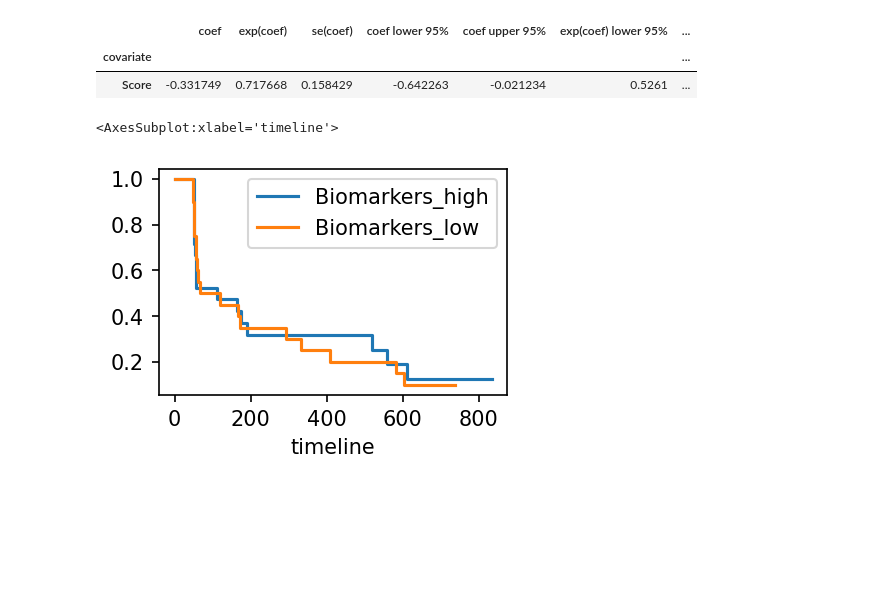
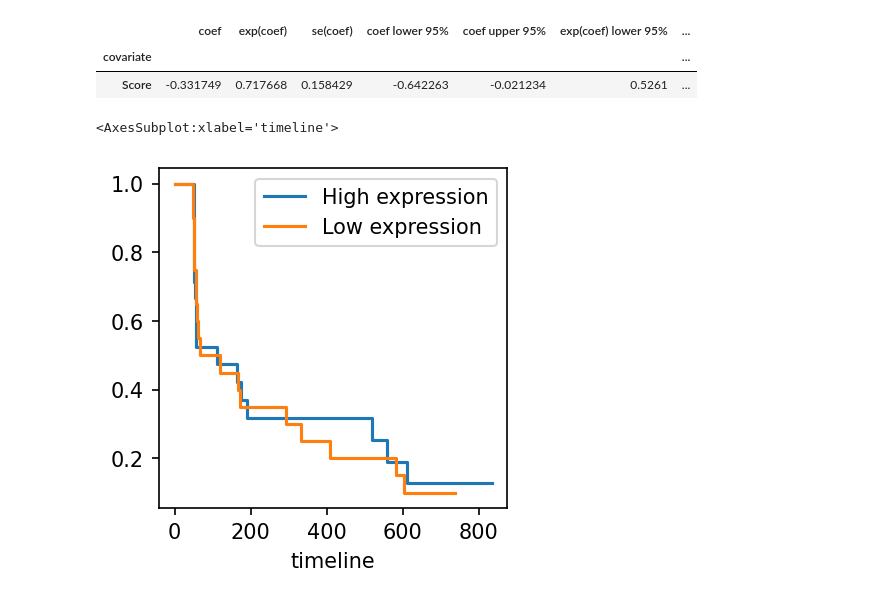
Before and after one commit to meg-bit/immune-cells-TIME-single-cell-anti-PD-1, a Jupyter notebook: 04prediction.ipynb, the cells around one changed output. Drawn from its saved outputs; the diff is of its cells as text; code cells hidden in the pictures; blank space fills up the shorter version.

```diff
--- a/04prediction.ipynb
+++ b/04prediction.ipynb
@@ -181,16 +395,16 @@ cph.summary
 # %%
 kmf = KaplanMeierFitter()
 
-fig, ax = plt.subplots(dpi=150, figsize=(3, 2))
+fig, ax = plt.subplots(dpi=150, figsize=(3, 3))
 
 high_idx = mat.Score >= mat.Score.median()
 
 kmf.fit(mat.PFS[high_idx], mat.pfs_event[high_idx],
-        label="Biomarkers_high")
+        label="High expression")
 kmf.plot(ax=ax, ci_show=False)
 kmf.fit(mat.PFS[~high_idx], mat.pfs_event[~high_idx],
-        label="Biomarkers_low")
+        label="Low expression")
 kmf.plot(ax=ax, ci_show=False)
 # %% [output]
 <AxesSubplot:xlabel='timeline'>
-[figure, old version]
+[figure, new version]
```
Also changed, not shown: parts of 18 cells of this notebook.
